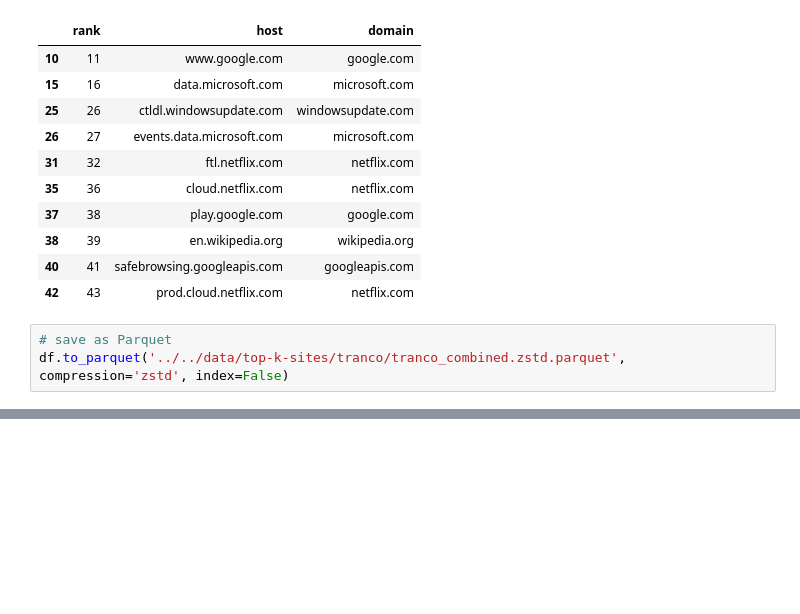
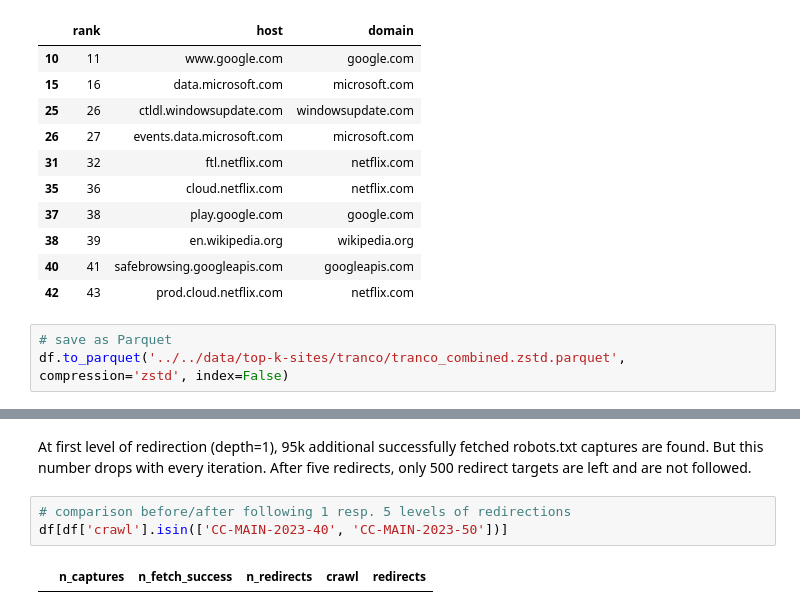
Before and after one commit to commoncrawl/robotstxt-experiments, a Jupyter notebook: src/jupyter/data-preparation-top-k-sample.ipynb, the cells around one changed output, grey strips where cells are left out. Drawn from its saved outputs; the diff is of its cells as text; blank space fills up the shorter version.

```diff
--- a/src/jupyter/data-preparation-top-k-sample.ipynb
+++ b/src/jupyter/data-preparation-top-k-sample.ipynb
@@ -219,0 +296,7 @@ The strict robots.txt archiving policies are necessary to avoid that an attacker
+# %% [markdown]
+At first level of redirection (depth=1), 95k additional successfully fetched robots.txt captures are found. But this number drops with every iteration. After five redirects, only 500 redirect targets are left and are not followed.
+# %%
+# comparison before/after following 1 resp. 5 levels of redirections
+df[df['crawl'].isin(['CC-MAIN-2023-40', 'CC-MAIN-2023-50'])]
+# %% [output]
+|  | n_captures | n_fetch_success | n_redirects | crawl | redirects |
```
Also changed, not shown: parts of 5 cells of this notebook, 3 other files.
